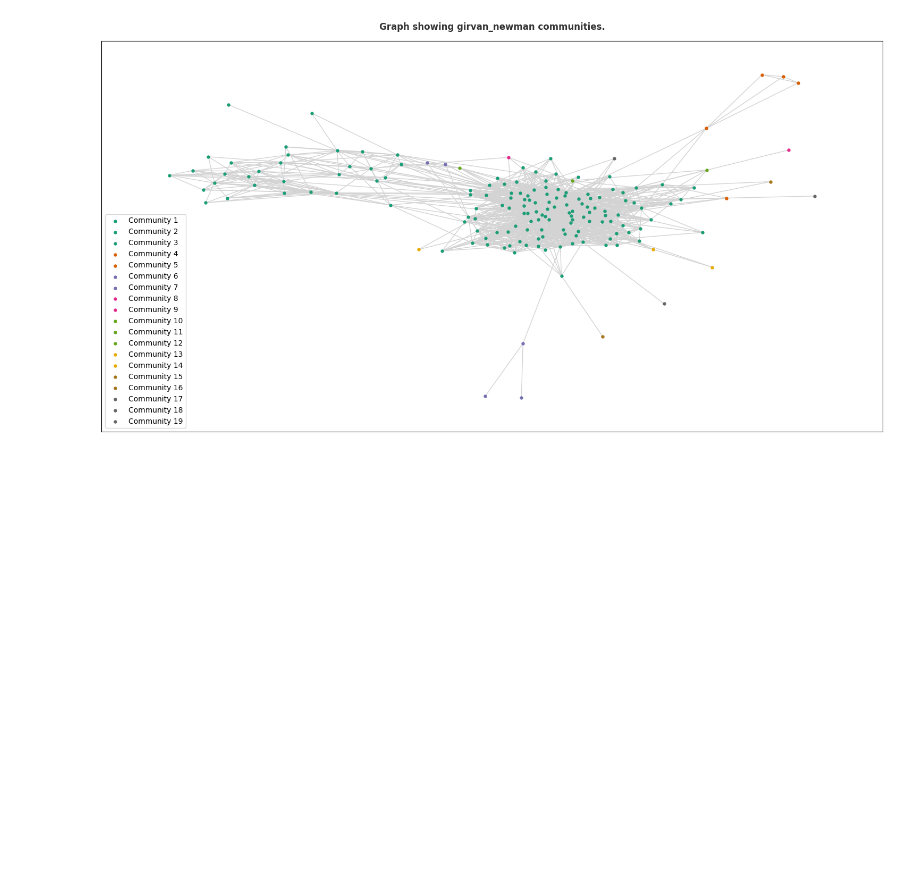
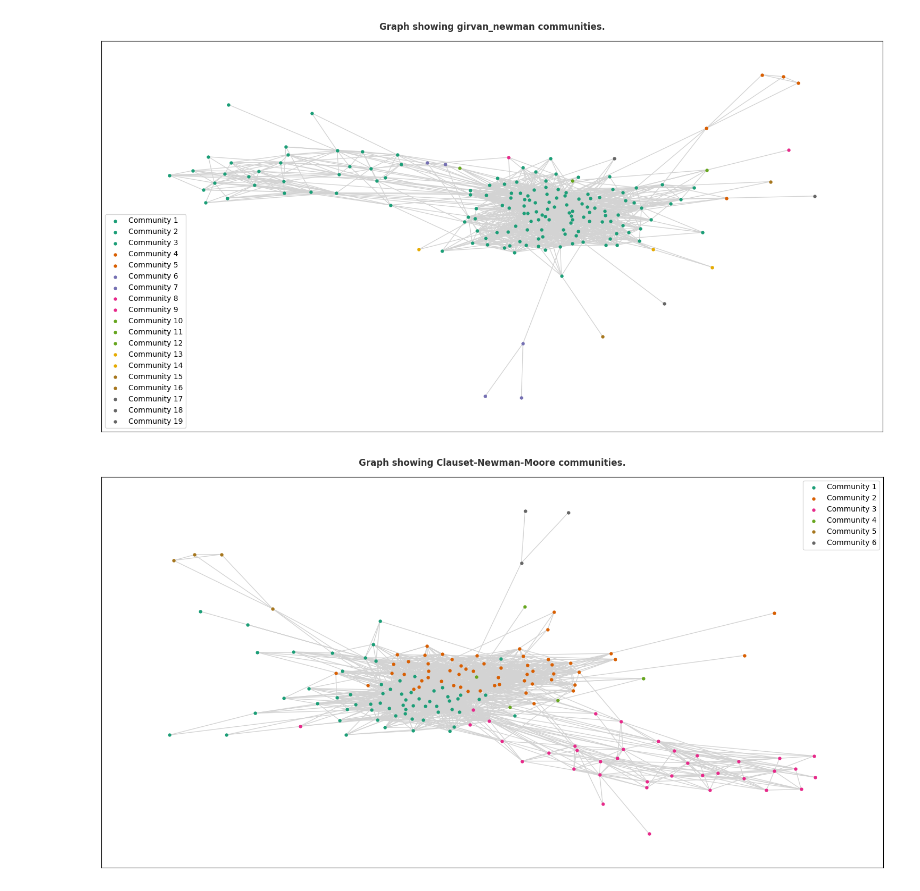
Before and after one commit to Michael-Mbajwa/Complex-Networks, a Jupyter notebook: Assignment5_MichaelMbajwa/Assignment5_Michael_Mbajwa.ipynb, the cells around one changed output. Saved outputs shown, nothing was run; the diff lists cells and outputs as text; code cells hidden in the pictures; blank space fills up the shorter version.

```diff
--- a/Assignment5_MichaelMbajwa/Assignment5_Michael_Mbajwa.ipynb
+++ b/Assignment5_MichaelMbajwa/Assignment5_Michael_Mbajwa.ipynb
@@ -139,0 +138,6 @@ plt.cm.Dark2
+# %%
+# Clauset-Newman-Moore community detection algorithm for Facebook Network
+CNM_communities = nx_comm.greedy_modularity_communities(G=graphFacebook)
+plot_graph_communities(graphFacebook, CNM_communities, "Clauset-Newman-Moore")
+# %% [output]
+[figure, added]
```
Also changed, not shown: parts of 2 cells of this notebook, 1 other file.
